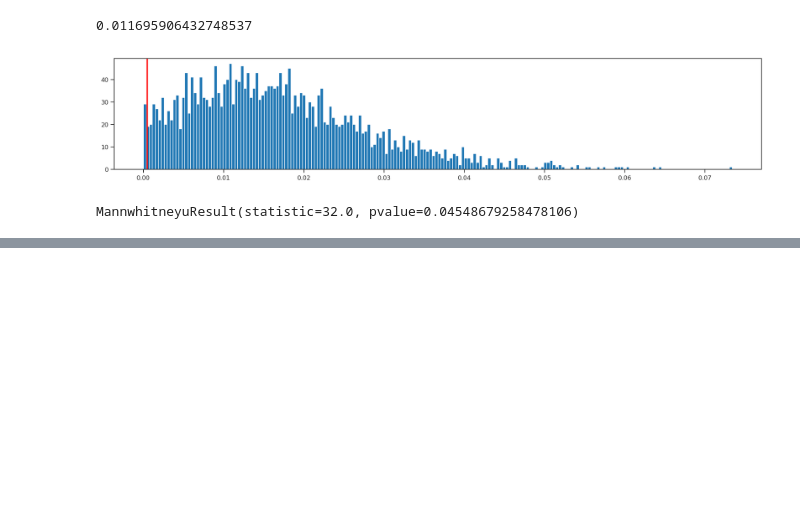
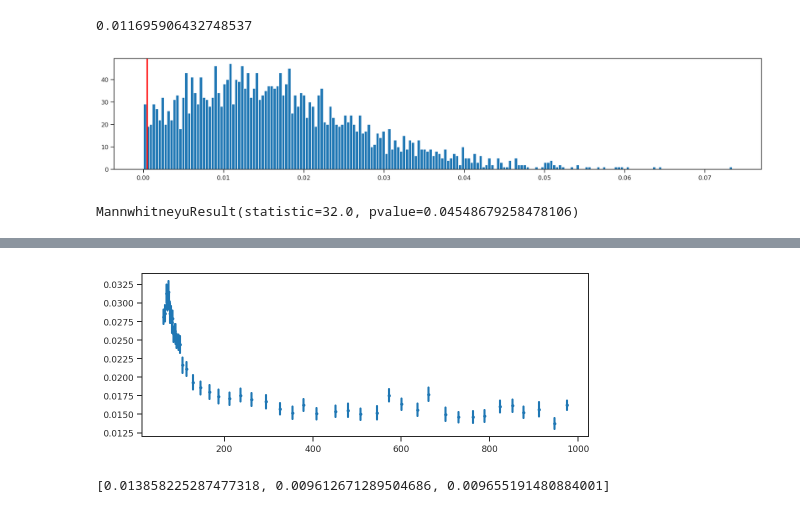
Before and after one commit to alimanfoo/ag1000g-phase2-data-paper, a Jupyter notebook: notebooks/36-variation-in-dsx-Cas9-target/feature_diversity.ipynb, the cells around one changed output, grey strips where cells are left out. Cells and saved outputs as stored; diff of their text form; code cells hidden in the pictures; blank space fills up the shorter version.

```diff
--- a/notebooks/36-variation-in-dsx-Cas9-target/feature_diversity.ipynb
+++ b/notebooks/36-variation-in-dsx-Cas9-target/feature_diversity.ipynb
@@ -615,0 +756,10 @@ MannwhitneyuResult(statistic=32.0, pvalue=0.04548679258478106)
+# %%
+# Or we recreate Alistair's plot
+intron_positions_1000 = ((seq_cls == CLS_INTRON_LAST) | (seq_cls == CLS_INTRON_MID) | (seq_cls == CLS_INTRON_FIRST)) & (seq_flen < 1000)
+intron_values_1000 = seq_mpd[intron_positions_1000]
+intron_sizes_1000 = seq_flen[intron_positions_1000]
+fig, ax = plt.subplots(figsize=(8, 3))
+sns.regplot(intron_sizes_1000, intron_values_1000, x_bins = 50, fit_reg = False, ax=ax, scatter_kws=dict(s=6))
+plt.show()
+# %% [output]
+[figure, added]
@@ -615,0 +773,10 @@ MannwhitneyuResult(statistic=32.0, pvalue=0.04548679258478106)
+# %%
+# Get the accessibility and mpd for each intron as a list
+dsx_intron_ranges = [range(dsx_intron_start_pos[i], dsx_intron_end_pos[i]) for i in range(len(dsx_intron_start_pos))]
+dsx_intron_acc = [accessibility[chrom]['is_accessible'][dsx_intron_ranges[i]] for i in range(len(dsx_intron_ranges))]
+dsx_intron_mpd = [seq_mpd_nofilter[dsx_intron_ranges[i]] for i in range(len(dsx_intron_ranges))]
+# Now get the mean of accessible mpds
+dsx_intron_mean_mpd = [np.mean(dsx_intron_mpd[i][dsx_intron_acc[i]]) for i in range(len(dsx_intron_ranges))]
+dsx_intron_mean_mpd
+# %% [output]
+[0.013858225287477318, 0.009612671289504686, 0.009655191480884001]
```
Also changed, not shown: parts of 33 cells of this notebook.
